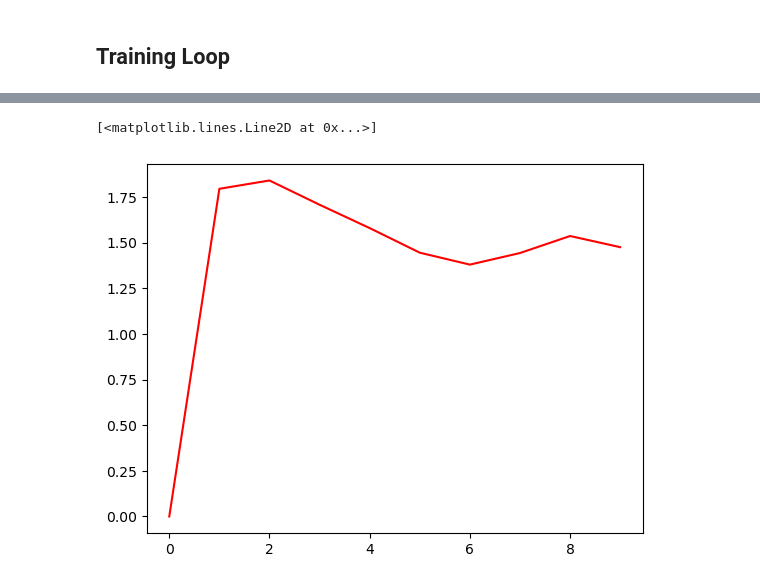
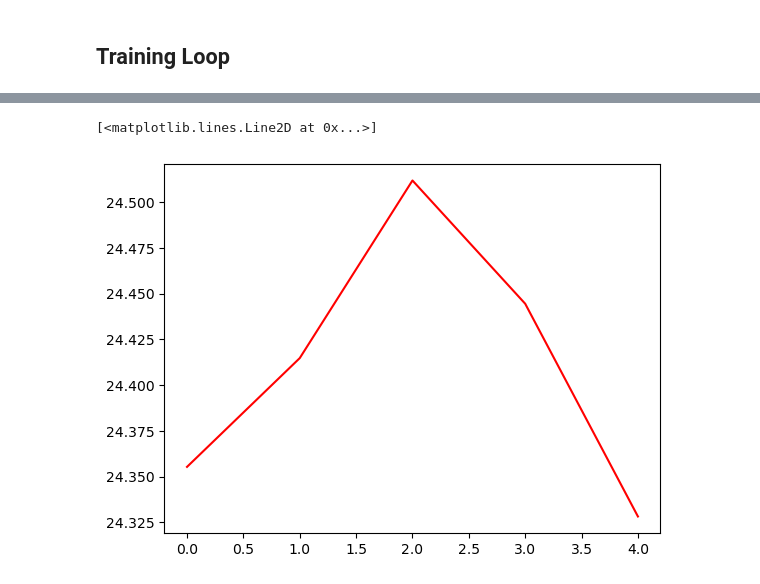
Before and after one commit to franceskoback/XRay_Fingerprints, a Jupyter notebook: Model/training_pytorch.ipynb, the cells around one changed output, grey strips where cells are left out. Cells and saved outputs as stored; diff of their text form; code cells hidden in the pictures.

```diff
--- a/Model/training_pytorch.ipynb
+++ b/Model/training_pytorch.ipynb
@@ -22,7 +22,6 @@ from torch.utils.data import DataLoader, Dataset
 
 from sklearn.model_selection import train_test_split
 from sklearn import preprocessing
-
 
 METADATA_SUBSET_PATH = "/Users/franceskoback/Documents/research/pytorch_1/metadata_100subset_df.csv"
 
@@ -55,7 +54,7 @@ class CustomImageDataset(Dataset):
         xray_id = os.path.basename(img_path).replace(".npy", "")
         label= self.label_map[xray_id]
         label= torch.as_tensor(label)
-        label= F.one_hot(label,num_classes=10)
+        #label= F.one_hot(label,num_classes=10)
         return (image, label)
         #return {"image": image, "label": self.label_map[xray_id]}
 
@@ -102,7 +101,9 @@ torch.Size([3, 224, 224])
 [figure]
 # %%
 dataset = CustomImageDataset()
-for (i, data) in enumerate(dataset):
+for batch_idx, (img,label) in enumerate(train_loader):
         # get the inputs
-        print(data)
+        #print(label)
+        labels = Variable(label.to("cpu").float(),requires_grad=True)
+        print(labels)
 # %% [output]
@@ -384,8 +387,11 @@ KeyboardInterrupt:
 # %%
-plt.plot(np.array(loss_values), 'r')
+plt.plot(np.array(valid_losses), 'r')
+#plt.plot(np.array(train_losses), 'r')
+#print(train_loss_values)
+#print(train_loss)
 # %% [output]
 [<matplotlib.lines.Line2D at 0x...>]
-[figure, old version]
+[figure, new version]
 # %%
 # load the model that got the best validation accuracy
 checkpoint = torch.load('checkpoint.tar')
```
Also changed, not shown: parts of 4 cells of this notebook.
